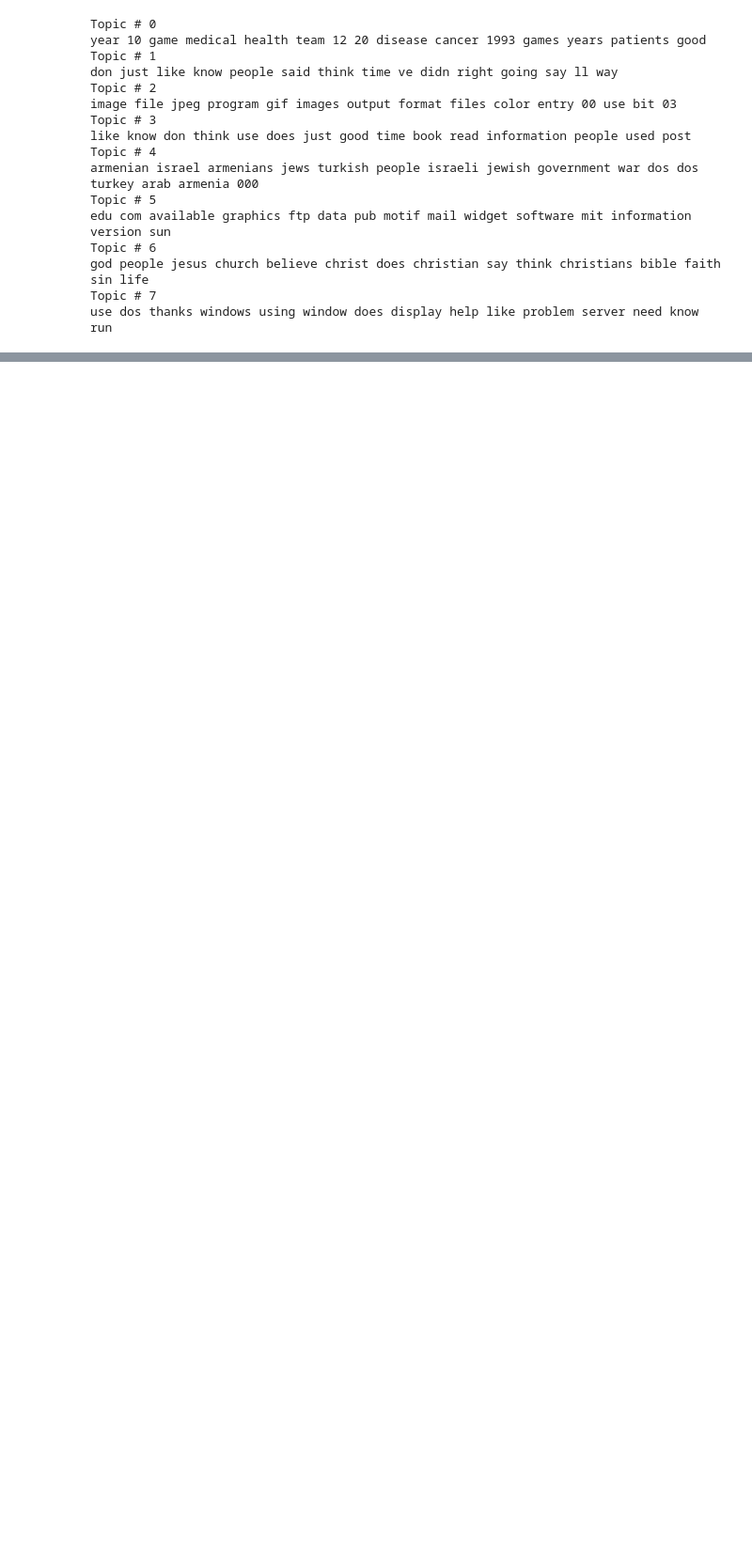
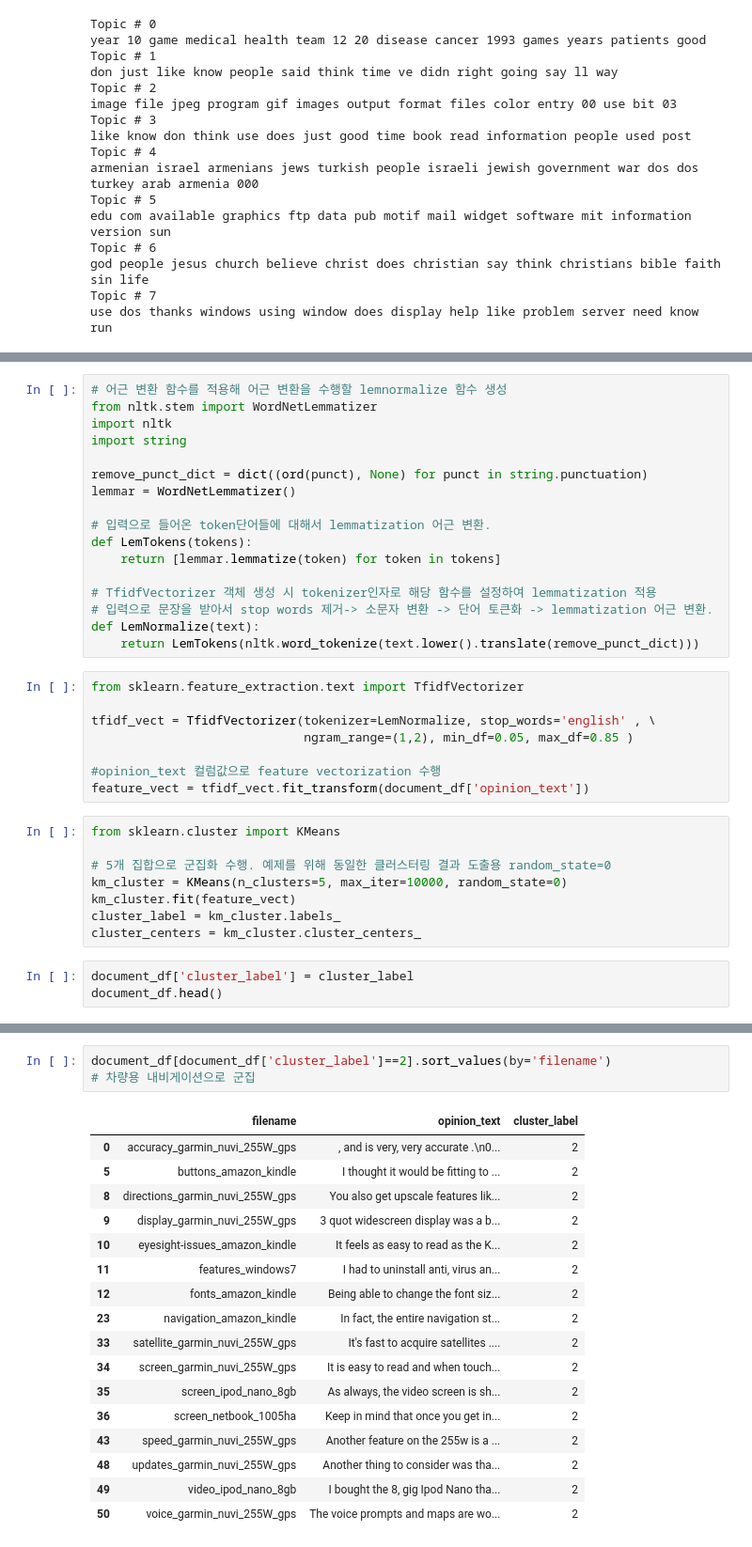
Before and after one commit to kayeehan/ML-books-study, a Jupyter notebook: ML-books(파이썬 머신러닝 완벽 가이드)_Ch.08.ipynb, the cells around one changed output, grey strips where cells are left out. Shown at 94% size. Drawn from its saved outputs; the diff is of its cells as text; blank space fills up the shorter version.

```diff
--- a/ML-books(파이썬 머신러닝 완벽 가이드)_Ch.08.ipynb
+++ b/ML-books(파이썬 머신러닝 완벽 가이드)_Ch.08.ipynb
@@ -789,0 +830,36 @@ use dos thanks windows using window does display help like problem server need k
+# %%
+# 어근 변환 함수를 적용해 어근 변환을 수행할 lemnormalize 함수 생성
+from nltk.stem import WordNetLemmatizer
+import nltk
+import string
+
+remove_punct_dict = dict((ord(punct), None) for punct in string.punctuation)
+lemmar = WordNetLemmatizer()
+
+# 입력으로 들어온 token단어들에 대해서 lemmatization 어근 변환.
+def LemTokens(tokens):
+    return [lemmar.lemmatize(token) for token in tokens]
+
+# TfidfVectorizer 객체 생성 시 tokenizer인자로 해당 함수를 설정하여 lemmatization 적용
+# 입력으로 문장을 받아서 stop words 제거-> 소문자 변환 -> 단어 토큰화 -> lemmatization 어근 변환.
+def LemNormalize(text):
+    return LemTokens(nltk.word_tokenize(text.lower().translate(remove_punct_dict)))
+# %%
+from sklearn.feature_extraction.text import TfidfVectorizer
+
+tfidf_vect = TfidfVectorizer(tokenizer=LemNormalize, stop_words='english' , \
+                             ngram_range=(1,2), min_df=0.05, max_df=0.85 )
+
+#opinion_text 컬럼값으로 feature vectorization 수행
+feature_vect = tfidf_vect.fit_transform(document_df['opinion_text'])
+# %%
+from sklearn.cluster import KMeans
+
+# 5개 집합으로 군집화 수행. 예제를 위해 동일한 클러스터링 결과 도출용 random_state=0
+km_cluster = KMeans(n_clusters=5, max_iter=10000, random_state=0)
+km_cluster.fit(feature_vect)
+cluster_label = km_cluster.labels_
+cluster_centers = km_cluster.cluster_centers_
+# %%
+document_df['cluster_label'] = cluster_label
+document_df.head()
@@ -789,0 +895,21 @@ use dos thanks windows using window does display help like problem server need k
+# %%
+document_df[document_df['cluster_label']==2].sort_values(by='filename')
+# 차량용 내비게이션으로 군집
+# %% [output]
+|  | filename | opinion_text | cluster_label |
+| 0 | accuracy_garmin_nuvi_255W_gps | , and is very, very accurate .\n0... | 2 |
+| 5 | buttons_amazon_kindle | I thought it would be fitting to ... | 2 |
+| 8 | directions_garmin_nuvi_255W_gps | You also get upscale features lik... | 2 |
+| 9 | display_garmin_nuvi_255W_gps | 3 quot widescreen display was a b... | 2 |
+| 10 | eyesight-issues_amazon_kindle | It feels as easy to read as the K... | 2 |
+| 11 | features_windows7 | I had to uninstall anti, virus an... | 2 |
+| 12 | fonts_amazon_kindle | Being able to change the font siz... | 2 |
+| 23 | navigation_amazon_kindle | In fact, the entire navigation st... | 2 |
+| 33 | satellite_garmin_nuvi_255W_gps | It's fast to acquire satellites .... | 2 |
+| 34 | screen_garmin_nuvi_255W_gps | It is easy to read and when touch... | 2 |
+| 35 | screen_ipod_nano_8gb | As always, the video screen is sh... | 2 |
+| 36 | screen_netbook_1005ha | Keep in mind that once you get in... | 2 |
+| 43 | speed_garmin_nuvi_255W_gps | Another feature on the 255w is a ... | 2 |
+| 48 | updates_garmin_nuvi_255W_gps | Another thing to consider was tha... | 2 |
+| 49 | video_ipod_nano_8gb | I bought the 8, gig Ipod Nano tha... | 2 |
+| 50 | voice_garmin_nuvi_255W_gps | The voice prompts and maps are wo... | 2 |
```
Also changed, not shown: parts of 25 cells of this notebook.
